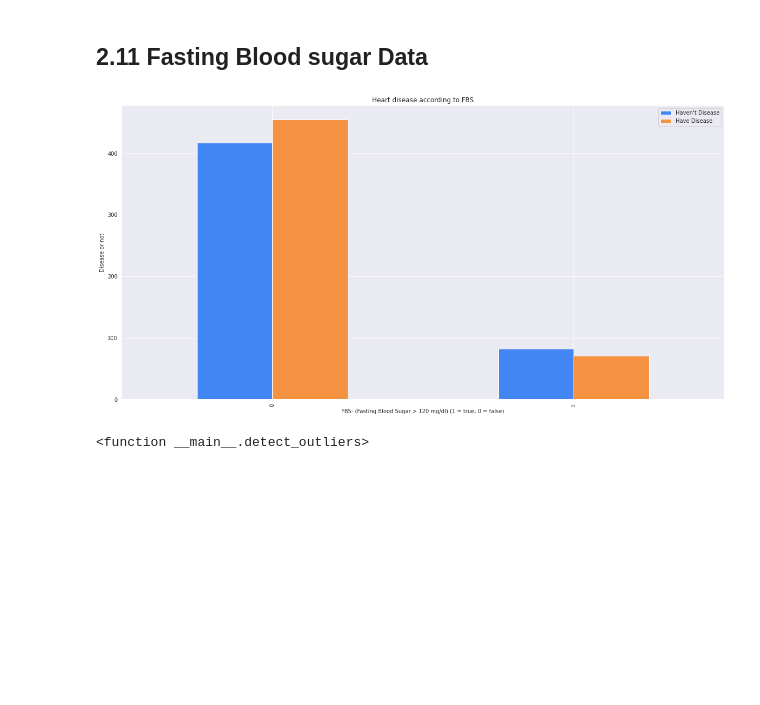
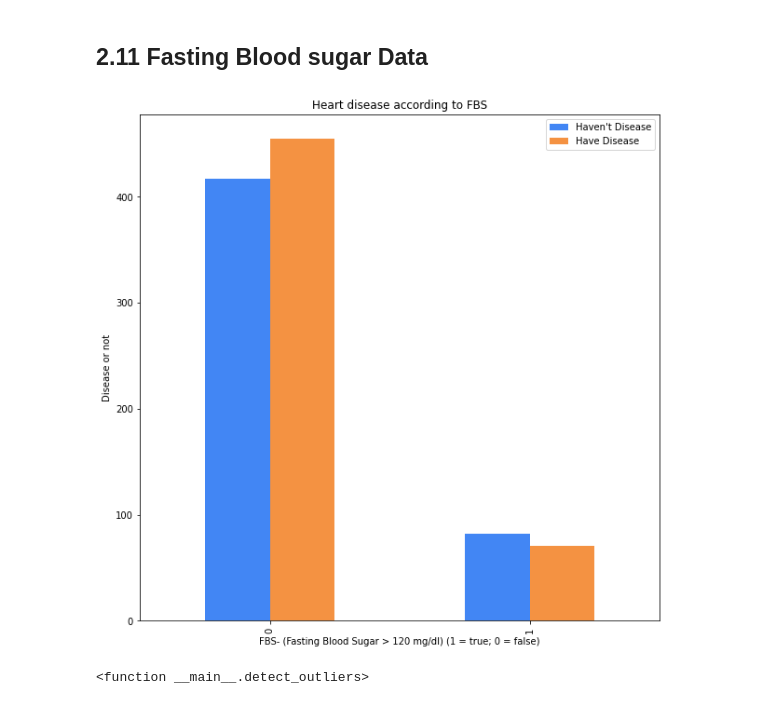
Before and after one commit to masp42/Crisp_DM_CA, a Jupyter notebook: Heart_Disease_Prediction_CA.ipynb, the cells around one changed output. Drawn from its saved outputs; the diff is of its cells as text; code cells hidden in the pictures; blank space fills up the shorter version.

```diff
--- a/Heart_Disease_Prediction_CA.ipynb
+++ b/Heart_Disease_Prediction_CA.ipynb
@@ -212,0 +277,7 @@ thal:                   thal: 3 = normal; 6 = fixed defect; 7 = reversable defec
+# %%
+# Made by Priscila
+plt.figure(figsize=(12,8))
+sns.set_context('notebook',font_scale = 1.5)
+sns.barplot(x=df1.age.value_counts()[:15].index,y=df1.age.value_counts()[:15].values)
+plt.tight_layout()
+plt.title("Age Analysis")
@@ -212,0 +299,7 @@ thal:                   thal: 3 = normal; 6 = fixed defect; 7 = reversable defec
+# %%
+# Made by Priscila
+plt.figure(figsize=(10,5))
+sns.set_context('notebook',font_scale = 1.5)
+sns.countplot(df1['sex'])
+plt.tight_layout()
+plt.title("Sex Analysis (Female = 0 Male = 1)")
@@ -212,0 +311,7 @@ thal:                   thal: 3 = normal; 6 = fixed defect; 7 = reversable defec
+# %%
+# Made by Priscila
+plt.figure(figsize=(10,5))
+sns.set_context('notebook',font_scale = 1.5)
+sns.countplot(df1['sex'],hue=df1["slope"])
+plt.tight_layout()
+plt.title("Slope relation between sex (Female = 0 Male = 1)")
@@ -212,0 +325,7 @@ thal:                   thal: 3 = normal; 6 = fixed defect; 7 = reversable defec
+# %%
+# Made by Priscila
+plt.figure(figsize=(18,9))
+sns.set_context('notebook',font_scale = 1.5)
+sns.countplot(df1['cp'])
+plt.tight_layout()
+plt.title("Chest Pain Type(“cp”) Analysis 0: TA: Typical Angina, 1: ATA: Atypical Angina, 2: NAP: Non-Anginal Pain, 3: ASY: Asymptomatic")
@@ -344,15 +468,15 @@ plt.show()
 # %%
 ## Made by Marcelo and Washington
 # 0= No Fasting  1= Fasting
-pd.crosstab(df.fbs,df.target).plot(kind="bar",figsize=(20,10),color=['#4286f4','#f49242'])
+pd.crosstab(df.fbs,df.target).plot(kind="bar",figsize=(10,10),color=['#4286f4','#f49242'])
 plt.title("Heart disease according to FBS")
 plt.xlabel('FBS- (Fasting Blood Sugar > 120 mg/dl) (1 = true; 0 = false)')
 plt.xticks(rotation=90)
 plt.legend(["Haven't Disease", "Have Disease"])
 plt.ylabel('Disease or not')
 plt.show()
 # %% [output]
-[figure, old version]
+[figure, new version]
 # %%
 ## Made by Marcelo and Washington
 outliers = []
```
Also changed, not shown: parts of 26 cells of this notebook.
